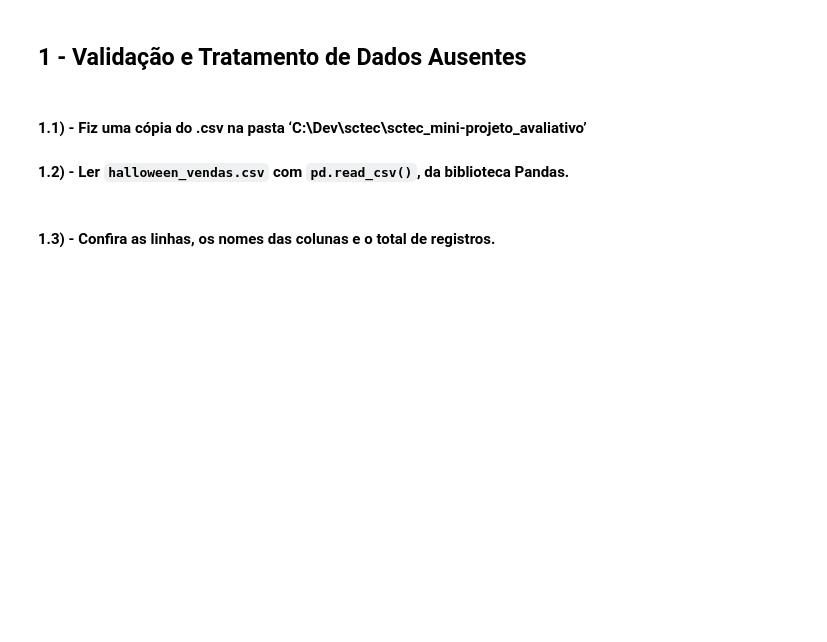
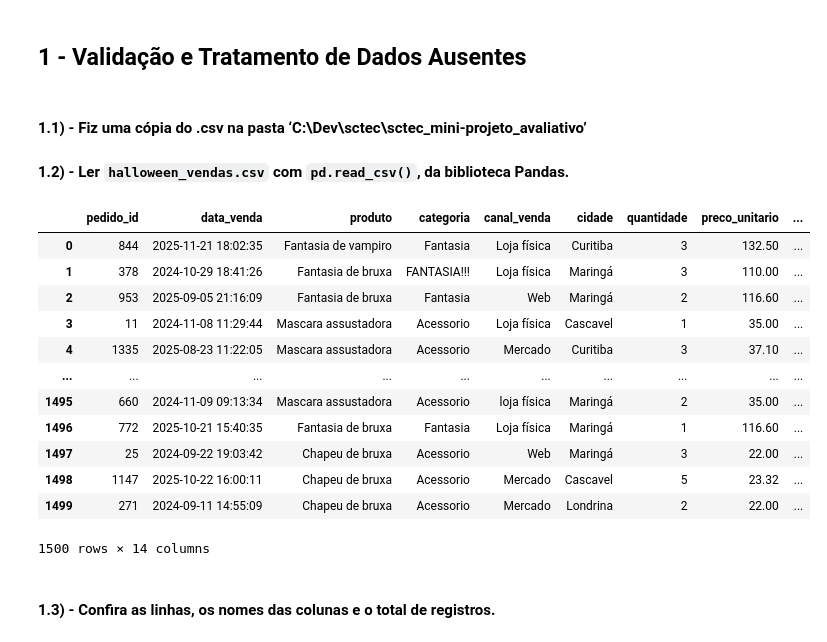
Before and after one commit to fep84/sctec_mini-projeto_avaliativo, a Jupyter notebook: sctec_mini-projeto_avaliativo.ipynb, the cells around one changed output. Drawn from its saved outputs; the diff is of its cells as text; code cells hidden in the pictures; blank space fills up the shorter version.

```diff
--- a/sctec_mini-projeto_avaliativo.ipynb
+++ b/sctec_mini-projeto_avaliativo.ipynb
@@ -6,7 +6,23 @@
 # %%
 import pandas as pd
 
 df = pd.read_csv("halloween_vendas.csv")
+
+df
+# %% [output]
+|  | pedido_id | data_venda | produto | categoria | canal_venda | cidade | quantidade | preco_unitario | ... |
+| 0 | 844 | 2025-11-21 18:02:35 | Fantasia de vampiro | Fantasia | Loja física | Curitiba | 3 | 132.50 | ... |
+| 1 | 378 | 2024-10-29 18:41:26 | Fantasia de bruxa | FANTASIA!!! | Loja física | Maringá | 3 | 110.00 | ... |
+| 2 | 953 | 2025-09-05 21:16:09 | Fantasia de bruxa | Fantasia | Web | Maringá | 2 | 116.60 | ... |
+| 3 | 11 | 2024-11-08 11:29:44 | Mascara assustadora | Acessorio | Loja física | Cascavel | 1 | 35.00 | ... |
+| 4 | 1335 | 2025-08-23 11:22:05 | Mascara assustadora | Acessorio | Mercado | Curitiba | 3 | 37.10 | ... |
+| ... | ... | ... | ... | ... | ... | ... | ... | ... | ... |
+| 1495 | 660 | 2024-11-09 09:13:34 | Mascara assustadora | Acessorio | loja física | Maringá | 2 | 35.00 | ... |
+| 1496 | 772 | 2025-10-21 15:40:35 | Fantasia de bruxa | Fantasia | Loja física | Maringá | 1 | 116.60 | ... |
+| 1497 | 25 | 2024-09-22 19:03:42 | Chapeu de bruxa | Acessorio | Web | Maringá | 3 | 22.00 | ... |
+| 1498 | 1147 | 2025-10-22 16:00:11 | Chapeu de bruxa | Acessorio | Mercado | Cascavel | 5 | 23.32 | ... |
+| 1499 | 271 | 2024-09-11 14:55:09 | Chapeu de bruxa | Acessorio | Mercado | Londrina | 2 | 22.00 | ... |
+1500 rows × 14 columns
 # %% [markdown]
 #### 1.3) - Confira as linhas, os nomes das colunas e o total de registros.
 # %%
```
Also changed, not shown: parts of 60 cells of this notebook, 2 other files.
